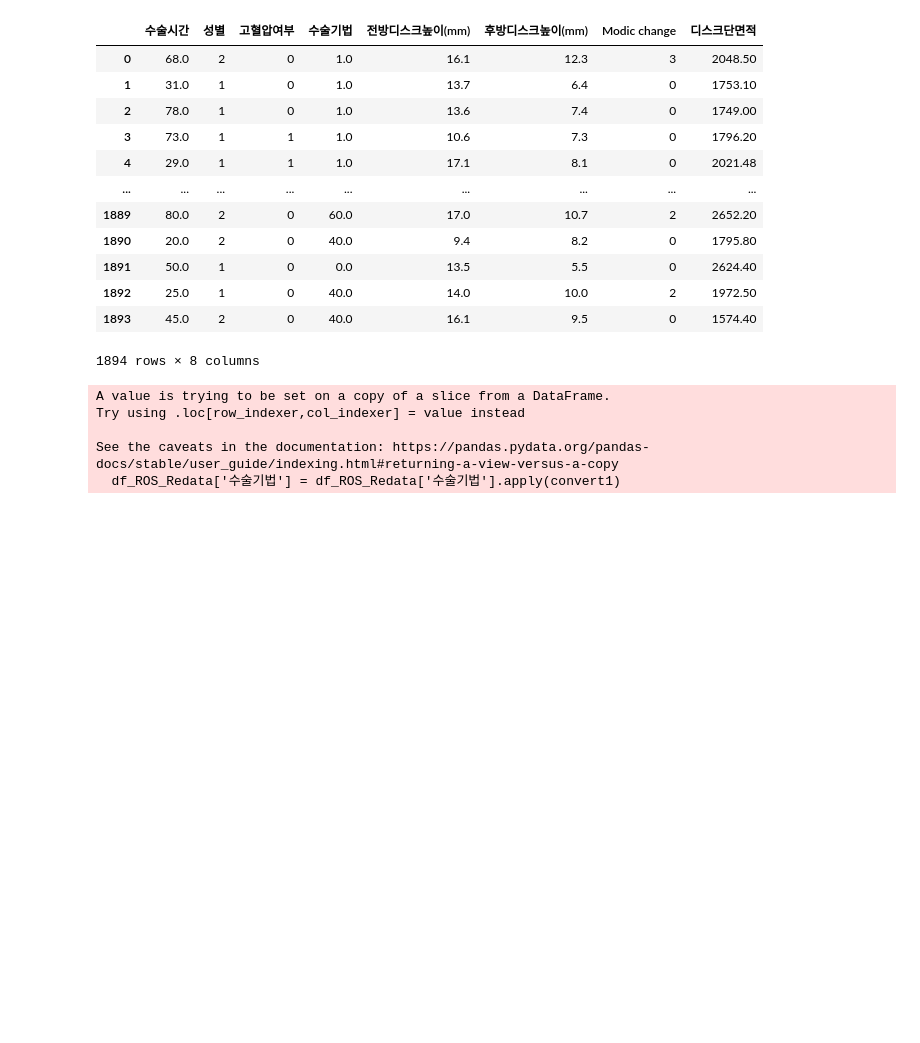
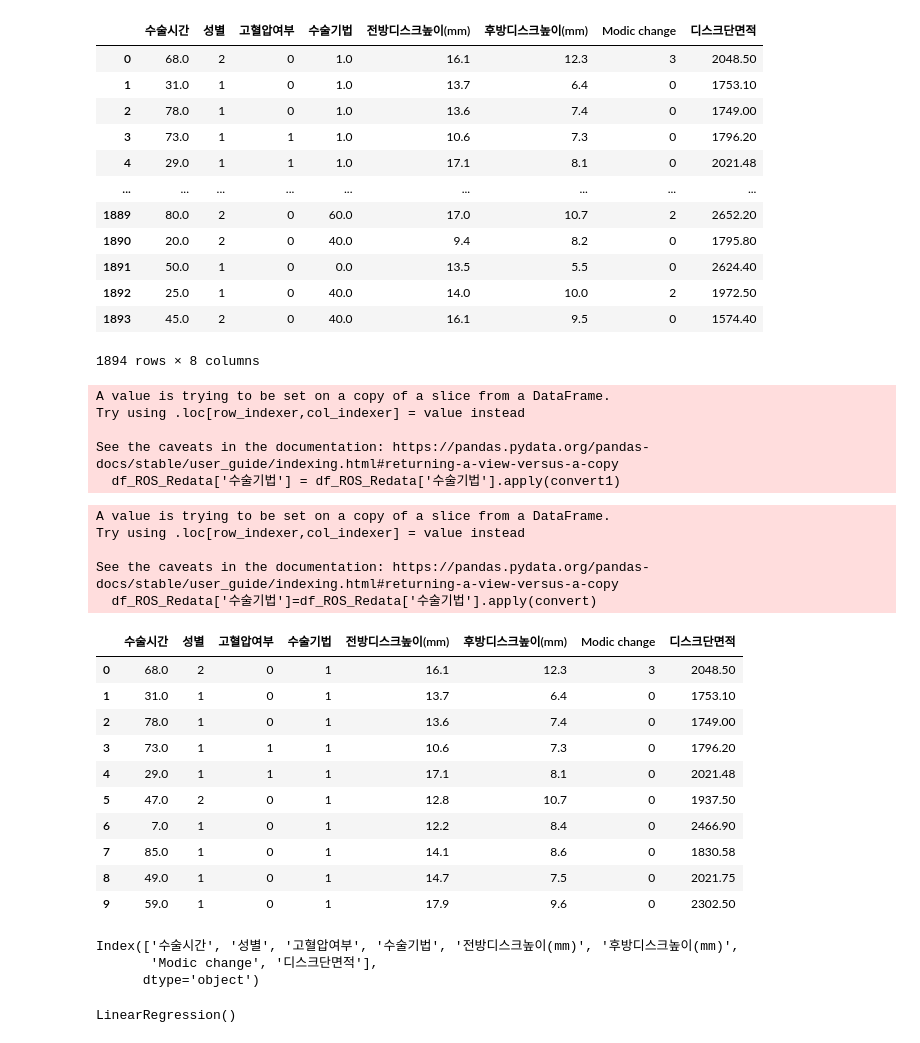
Before and after one commit to BongWonHee/toys_machine_learning, a Jupyter notebook: Quest_bwh.ipynb, the cells around one changed output. Drawn from its saved outputs; the diff is of its cells as text; code cells hidden in the pictures; blank space fills up the shorter version.

```diff
--- a/Quest_bwh.ipynb
+++ b/Quest_bwh.ipynb
@@ -337,4 +337,30 @@ See the caveats in the documentation: https://pandas.pydata.org/pandas-docs/stab
 # %%
 df_ROS_Redata.to_csv('./test.csv')
 # %%
-df_ROS_Redata
+df_ROS_Redata['수술기법']=df_ROS_Redata['수술기법'].apply(convert)
+# %% [output]
+A value is trying to be set on a copy of a slice from a DataFrame.
+Try using .loc[row_indexer,col_indexer] = value instead
+
+See the caveats in the documentation: https://pandas.pydata.org/pandas-docs/stable/user_guide/indexing.html#returning-a-view-versus-a-copy
+  df_ROS_Redata['수술기법']=df_ROS_Redata['수술기법'].apply(convert)
+# %%
+df_ROS_Redata[:10]
+# %% [output]
+|  | 수술시간 | 성별 | 고혈압여부 | 수술기법 | 전방디스크높이(mm) | 후방디스크높이(mm) | Modic change | 디스크단면적 |
+| 0 | 68.0 | 2 | 0 | 1 | 16.1 | 12.3 | 3 | 2048.50 |
+| 1 | 31.0 | 1 | 0 | 1 | 13.7 | 6.4 | 0 | 1753.10 |
+| 2 | 78.0 | 1 | 0 | 1 | 13.6 | 7.4 | 0 | 1749.00 |
+| 3 | 73.0 | 1 | 1 | 1 | 10.6 | 7.3 | 0 | 1796.20 |
+| 4 | 29.0 | 1 | 1 | 1 | 17.1 | 8.1 | 0 | 2021.48 |
+| 5 | 47.0 | 2 | 0 | 1 | 12.8 | 10.7 | 0 | 1937.50 |
+| 6 | 7.0 | 1 | 0 | 1 | 12.2 | 8.4 | 0 | 2466.90 |
+| 7 | 85.0 | 1 | 0 | 1 | 14.1 | 8.6 | 0 | 1830.58 |
+| 8 | 49.0 | 1 | 0 | 1 | 14.7 | 7.5 | 0 | 2021.75 |
+| 9 | 59.0 | 1 | 0 | 1 | 17.9 | 9.6 | 0 | 2302.50 |
+# %%
+df_ROS_Redata.columns
+# %% [output]
+Index(['수술시간', '성별', '고혈압여부', '수술기법', '전방디스크높이(mm)', '후방디스크높이(mm)',
+       'Modic change', '디스크단면적'],
+      dtype='object')
@@ -340,0 +374,4 @@ df_ROS_Redata
+# %%
+liner.fit(features,target)
+# %% [output]
+LinearRegression()
```
Also changed, not shown: parts of 8 cells of this notebook, 4 other files.
